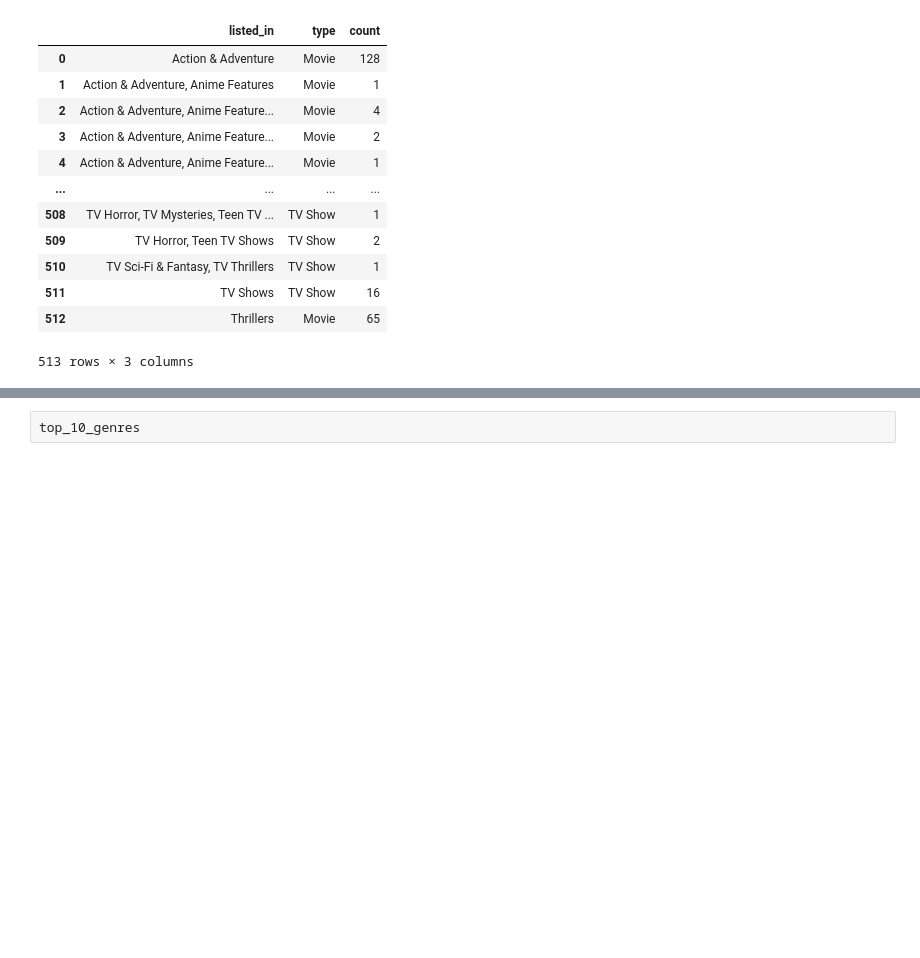
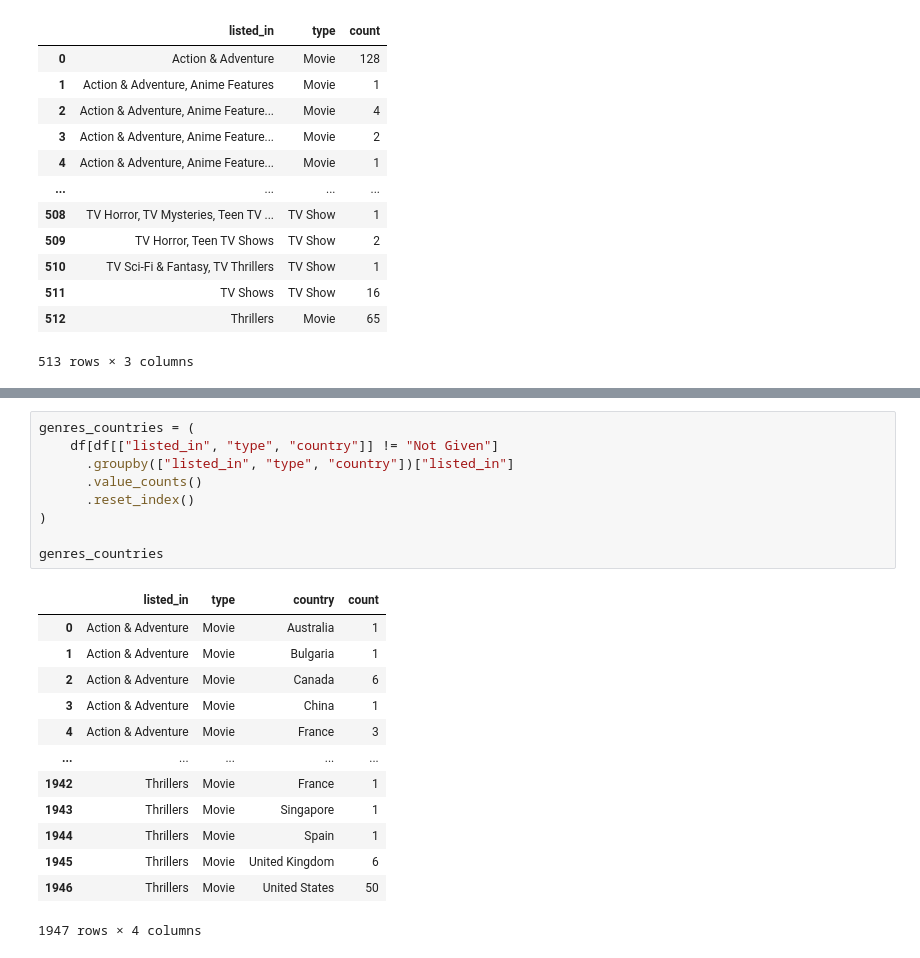
Before and after one commit to Dani-8/Netflix-Data-Analysis, a Jupyter notebook: Netflix-Data-Analysis.ipynb, the cells around one changed output, grey strips where cells are left out. Cells and saved outputs as stored; diff of their text form; blank space fills up the shorter version.

```diff
--- a/Netflix-Data-Analysis.ipynb
+++ b/Netflix-Data-Analysis.ipynb
@@ -515,2 +528,23 @@ top_10_genres = genres.head(10)
 # %%
-top_10_genres
+genres_countries = (
+    df[df[["listed_in", "type", "country"]] != "Not Given"]
+      .groupby(["listed_in", "type", "country"])["listed_in"]
+      .value_counts()
+      .reset_index()
+)
+
+genres_countries
+# %% [output]
+|  | listed_in | type | country | count |
+| 0 | Action & Adventure | Movie | Australia | 1 |
+| 1 | Action & Adventure | Movie | Bulgaria | 1 |
+| 2 | Action & Adventure | Movie | Canada | 6 |
+| 3 | Action & Adventure | Movie | China | 1 |
+| 4 | Action & Adventure | Movie | France | 3 |
+| ... | ... | ... | ... | ... |
+| 1942 | Thrillers | Movie | France | 1 |
+| 1943 | Thrillers | Movie | Singapore | 1 |
+| 1944 | Thrillers | Movie | Spain | 1 |
+| 1945 | Thrillers | Movie | United Kingdom | 6 |
+| 1946 | Thrillers | Movie | United States | 50 |
+1947 rows × 4 columns
```
Also changed, not shown: parts of 2 cells of this notebook.
